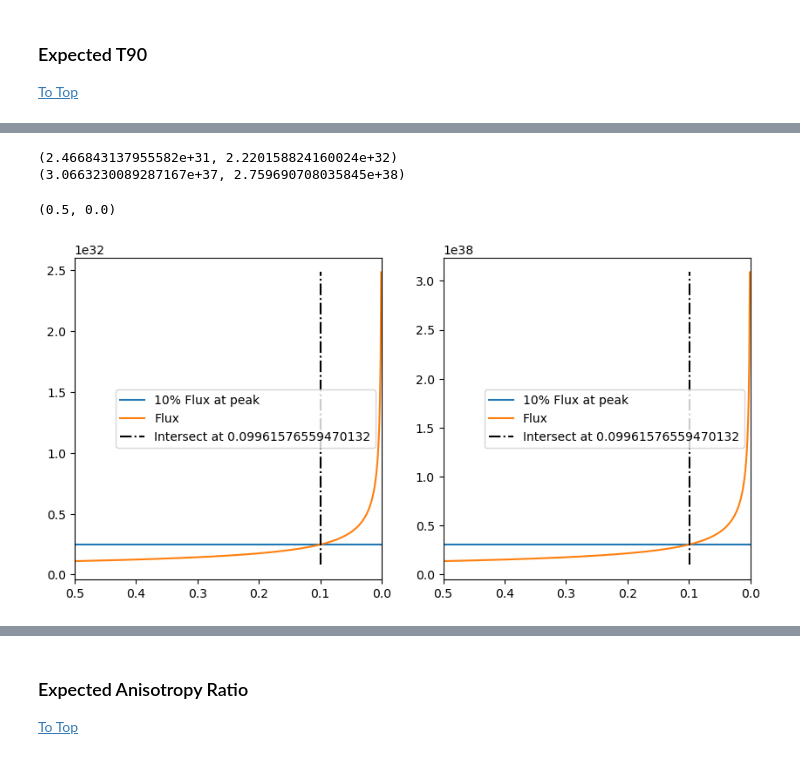
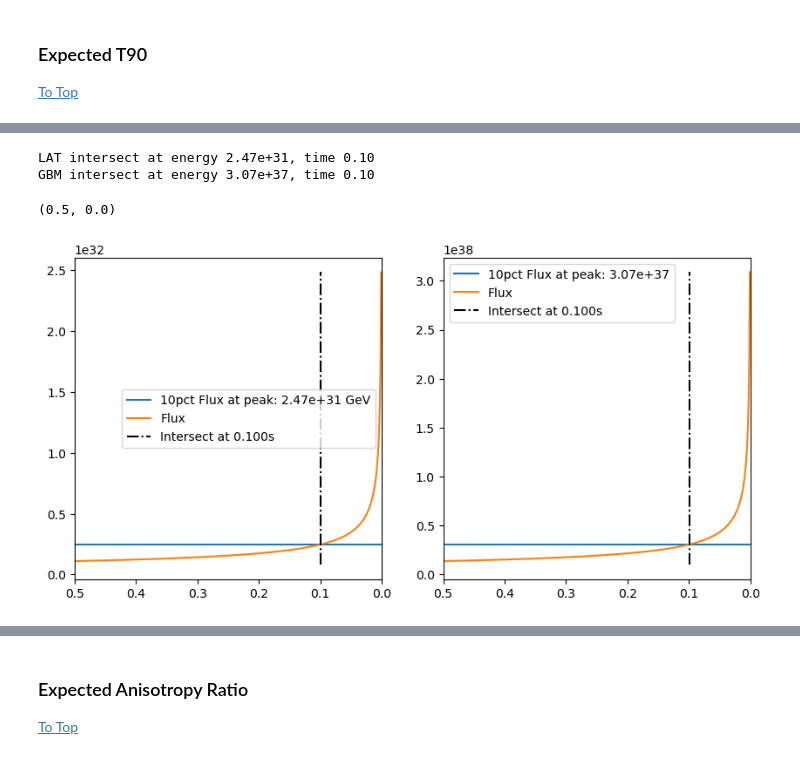
Before and after one commit to xboluna/Research, a Jupyter notebook: BHRad/Modelling.ipynb, the cells around one changed output, grey strips where cells are left out. Drawn from its saved outputs; the diff is of its cells as text; code cells hidden in the pictures.

```diff
--- a/BHRad/Modelling.ipynb
+++ b/BHRad/Modelling.ipynb
@@ -263,57 +303,62 @@ Seems like the strategy here is to generate a numner where 0.1 max fluence is pa
 From there, we can assume the rest of the time to peak is the signal duration.
 """
 
-
-GBM_e = (50*10e-6, 300*10e-6)
-LAT_e = (0.1, 100)
-
 _ = EBH().lightcurve(np.linspace(LAT_e[0], LAT_e[1], 100), [1e-3])[0]
 
 LAT_F = (0.1*_, 0.9*_)
 
 _ = EBH().lightcurve(np.linspace(GBM_NaI_e[0], GBM_BGO_e[1], 100), [1e-3])[0]
 
 GBM_F = (0.1*_, 0.9*_)
 
-print(LAT_F)
-print(GBM_F)
+#print(LAT_F)
+#print(GBM_F)
 
 
 fig, ax = plt.subplots(1,2)
 fig.set_figwidth(10)
 
+
 #### LAT
 
+# 10% of the flux at peak emission. This corresponds to the lower-bound for T90 to begin.
 ax[0].plot(tau,
            np.ones(1000)*LAT_F[0],
-           label = '10% Flux at peak')
+           label = '10pct Flux at peak: %.2e GeV'%LAT_F[0])
 
-lc = EBH().lightcurve(np.linspace(LAT_e[0], LAT_e[1], 100), tau)
-ax[0].plot(tau, lc, label = 'Flux')
+# Generate lightcurve
+lc_LAT = EBH().lightcurve(np.linspace(LAT_e[0], LAT_e[1], 100), tau)
+ax[0].plot(tau, lc_LAT, label = 'Flux')
 
-intersect = np.where(lc > LAT_F[0])[0][0]
-ax[0].plot(np.ones(2)*tau[intersect], [lc.min(), lc.max()], '-.', color='black',
-           label = 'Intersect at %s'%tau[intersect])
+# Find the intersection between Lightcurve and the 10% peak flux
+intersect = np.where(lc_LAT > LAT_F[0])[0][0]
+ax[0].plot(np.ones(2)*tau[intersect], [lc_LAT.min(), lc_LAT.max()], '-.', color='black',
+           label = 'Intersect at %.3fs'%tau[intersect])
+
+print('LAT intersect at energy %.2e, time %.2f'%(lc_LAT[intersect], tau[intersect]))
 
 ax[0].legend()
 ax[0].set_xlim(.5,0)
 
+
 #### GBM
 ax[1].plot(tau,
            np.ones(1000)*GBM_F[0],
-           label = '10% Flux at peak')
+           label = '10pct Flux at peak: %.2e'%GBM_F[0])
 
-lc = EBH().lightcurve(np.linspace(GBM_NaI_e[0], GBM_BGO_e[1], 100), tau)
-ax[1].plot(tau, lc, label = 'Flux')
+lc_GBM = EBH().lightcurve(np.linspace(GBM_NaI_e[0], GBM_BGO_e[1], 100), tau)
+ax[1].plot(tau, lc_GBM, label = 'Flux')
 
-intersect = np.where(lc > GBM_F[0])[0][0]
-ax[1].plot(np.ones(2)*tau[intersect], [lc.min(), lc.max()], '-.', color='black',
-           label = 'Intersect at %s'%tau[intersect])
+intersect = np.where(lc_GBM > GBM_F[0])[0][0]
+ax[1].plot(np.ones(2)*tau[intersect], [lc_GBM.min(), lc_GBM.max()], '-.', color='black',
+           label = 'Intersect at %.3fs'%tau[intersect])
+
+print('GBM intersect at energy %.2e, time %.2f'%(lc_GBM[intersect], tau[intersect]))
 
 ax[1].legend()
 ax[1].set_xlim(.5,0)
 # %% [output]
-(2.466843137955582e+31, 2.220158824160024e+32)
-(3.0663230089287167e+37, 2.759690708035845e+38)
+LAT intersect at energy 2.47e+31, time 0.10
+GBM intersect at energy 3.07e+37, time 0.10
 (0.5, 0.0)
-[figure, old version]
+[figure, new version]
```
Also changed, not shown: parts of 7 cells of this notebook.
